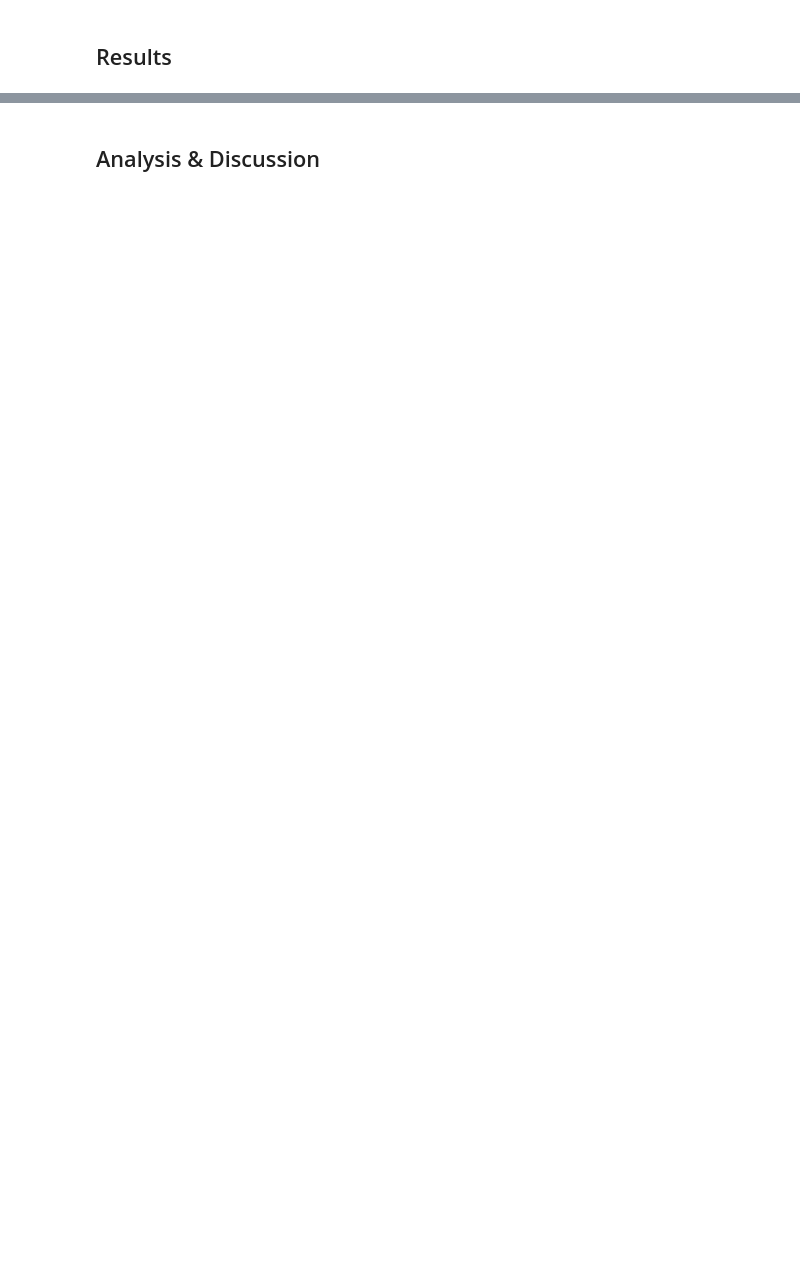
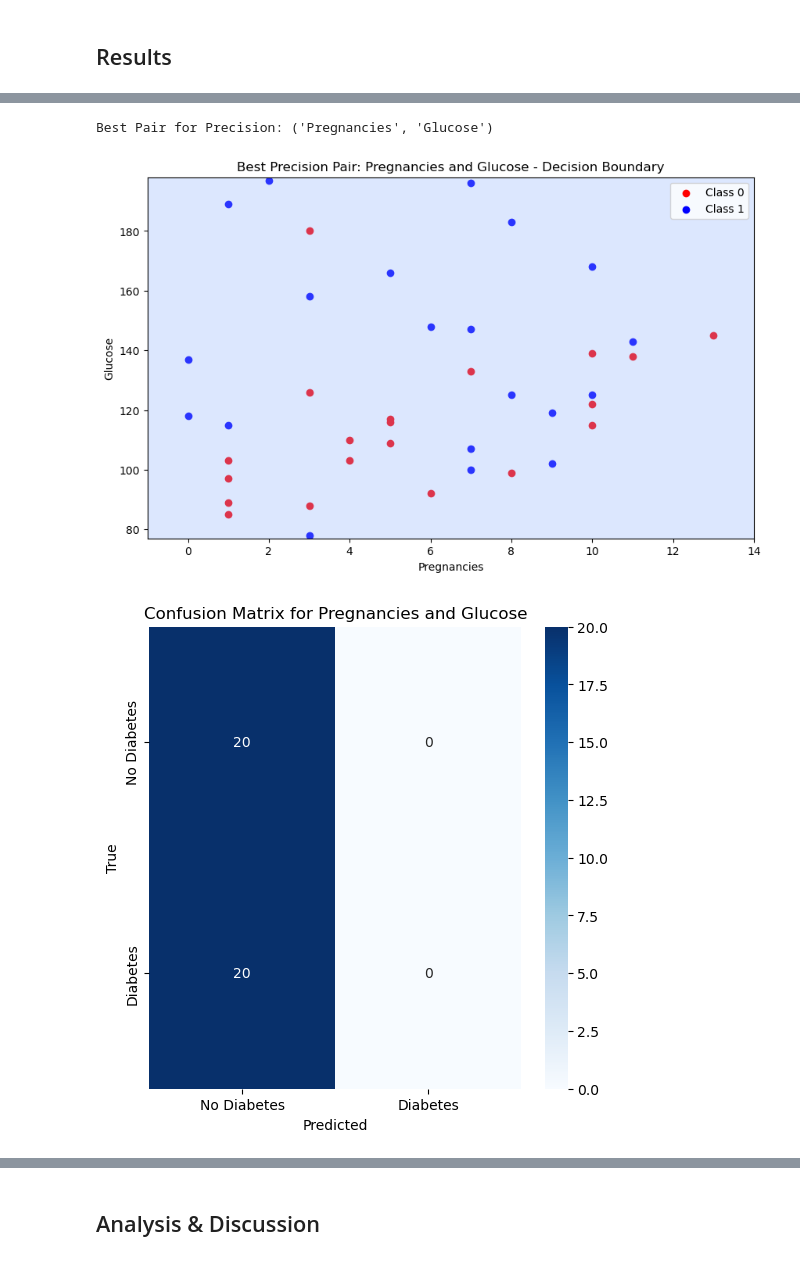
Before and after one commit to arr11-rice/cmor-438-project, a Jupyter notebook: 1. Supervised Learning/1. Perceptron/perceptron.ipynb, the cells around one changed output, grey strips where cells are left out. Drawn from its saved outputs; the diff is of its cells as text; code cells hidden in the pictures; blank space fills up the shorter version.

Commit message:
perceptron folder completed

```diff
--- a/1. Supervised Learning/1. Perceptron/perceptron.ipynb
+++ b/1. Supervised Learning/1. Perceptron/perceptron.ipynb
@@ -26,0 +89,19 @@ print(df.head())
+# %%
+# Get all column names except 'Outcome' (the thing we are trying to predict)
+column_names = [col for col in df.columns if col != 'Outcome']
+
+# Then get a list of all the distinct pairings among them
+pairs = list(itertools.combinations(column_names, 2))
+# %%
+# Initialize an empty list to store the results
+results = []
+
+# Initialize variables to track the best pairs for each metric
+best_accuracy_pair = None
+best_precision_pair = None
+best_recall_pair = None
+best_f1_pair = None
+best_accuracy = 0
+best_precision = 0
+best_recall = 0
+best_f1 = 0
@@ -28,0 +210,19 @@ print(df.head())
+# %%
+# Function to plot the decision boundary and confusion matrix
+def plot_decision_boundary_and_confusion_matrix(X, y, perceptron, best_pair, metric_name):
+    input1, input2 = best_pair
+
+    # Plot the decision boundary
+    plt.figure(figsize=(10, 6))
+    plot_decision_boundary(X, y, perceptron, best_pair, metric_name)
+
+    # Confusion Matrix
+    cm = confusion_matrix(y, perceptron.predict(X))
+
+    # Plot confusion matrix using seaborn
+    plt.figure(figsize=(6, 6))
+    sns.heatmap(cm, annot=True, fmt='d', cmap='Blues', xticklabels=['No Diabetes', 'Diabetes'], yticklabels=['No Diabetes', 'Diabetes'])
+    plt.title(f"Confusion Matrix for {input1} and {input2}")
+    plt.xlabel('Predicted')
+    plt.ylabel('True')
+    plt.show()
@@ -28,0 +242,11 @@ print(df.head())
+# %%
+# Plot the decision boundary and confusion matrix for the best precision pair
+print(f"Best Pair for Precision: {best_precision_pair}")
+X_scaled, y_scaled = filtering(best_precision_pair[0], best_precision_pair[1], df)
+perceptron = Perceptron(input_dim=2, learning_rate=0.1)
+perceptron.fit(X_scaled, y_scaled)
+plot_decision_boundary_and_confusion_matrix(X_scaled, y_scaled, perceptron, best_precision_pair, 'Precision')
+# %% [output]
+Best Pair for Precision: ('Pregnancies', 'Glucose')
+[figure, added]
+[figure, added]
```
Also changed, not shown: parts of 19 cells of this notebook, 3 other files.
